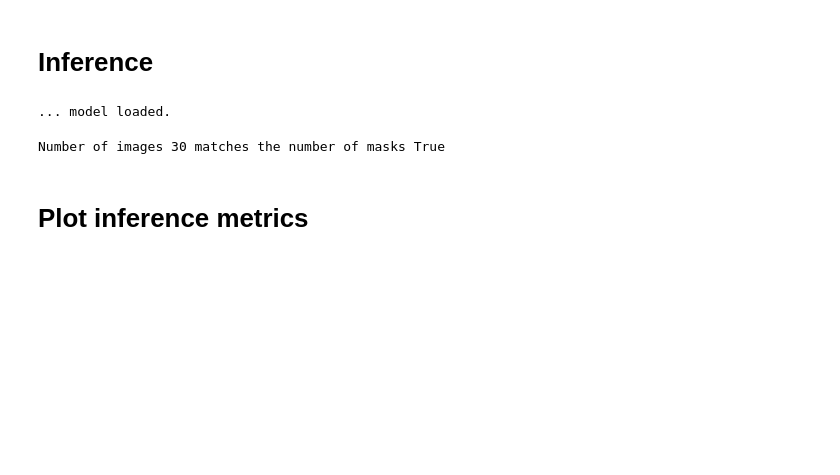
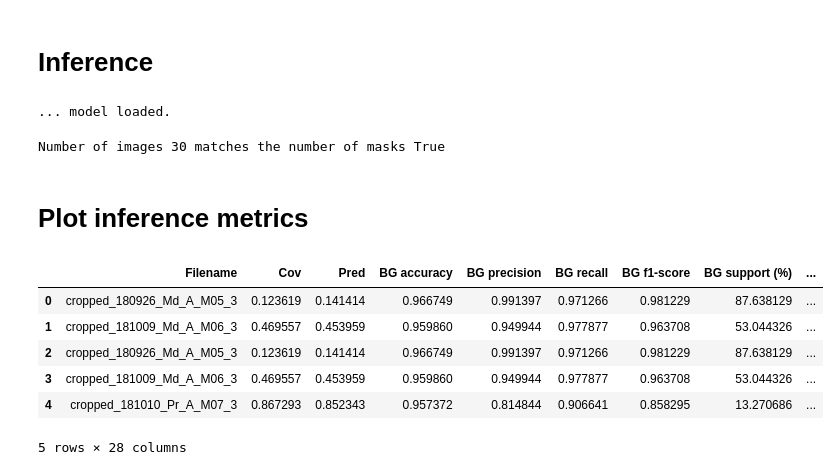
Before and after one commit to nasserdr/computer_vision_with_azure_course, a Jupyter notebook: 2_semantic_segmentation/Exercise2_training_deeplab.ipynb, the cells around one changed output. Cells and saved outputs as stored; diff of their text form; code cells hidden in the pictures; blank space fills up the shorter version.

Commit message:
infer

```diff
--- a/2_semantic_segmentation/Exercise2_training_deeplab.ipynb
+++ b/2_semantic_segmentation/Exercise2_training_deeplab.ipynb
@@ -605,3 +605,14 @@ df = pd.DataFrame(columns = columns, data = arr)
 df.to_csv(output_dir + '/infer_metrics.csv', index = False)
 # %% [markdown]
 # Plot inference metrics
+# %%
+df = pd.read_csv(output_dir + '/infer_metrics.csv')
+df.head()
+# %% [output]
+|  | Filename | Cov | Pred | BG accuracy | BG precision | BG recall | BG f1-score | BG support (%) | ... |
+| 0 | cropped_180926_Md_A_M05_3 | 0.123619 | 0.141414 | 0.966749 | 0.991397 | 0.971266 | 0.981229 | 87.638129 | ... |
+| 1 | cropped_181009_Md_A_M06_3 | 0.469557 | 0.453959 | 0.959860 | 0.949944 | 0.977877 | 0.963708 | 53.044326 | ... |
+| 2 | cropped_180926_Md_A_M05_3 | 0.123619 | 0.141414 | 0.966749 | 0.991397 | 0.971266 | 0.981229 | 87.638129 | ... |
+| 3 | cropped_181009_Md_A_M06_3 | 0.469557 | 0.453959 | 0.959860 | 0.949944 | 0.977877 | 0.963708 | 53.044326 | ... |
+| 4 | cropped_181010_Pr_A_M07_3 | 0.867293 | 0.852343 | 0.957372 | 0.814844 | 0.906641 | 0.858295 | 13.270686 | ... |
+5 rows × 28 columns
```
Also changed, not shown: parts of 2 cells of this notebook.
